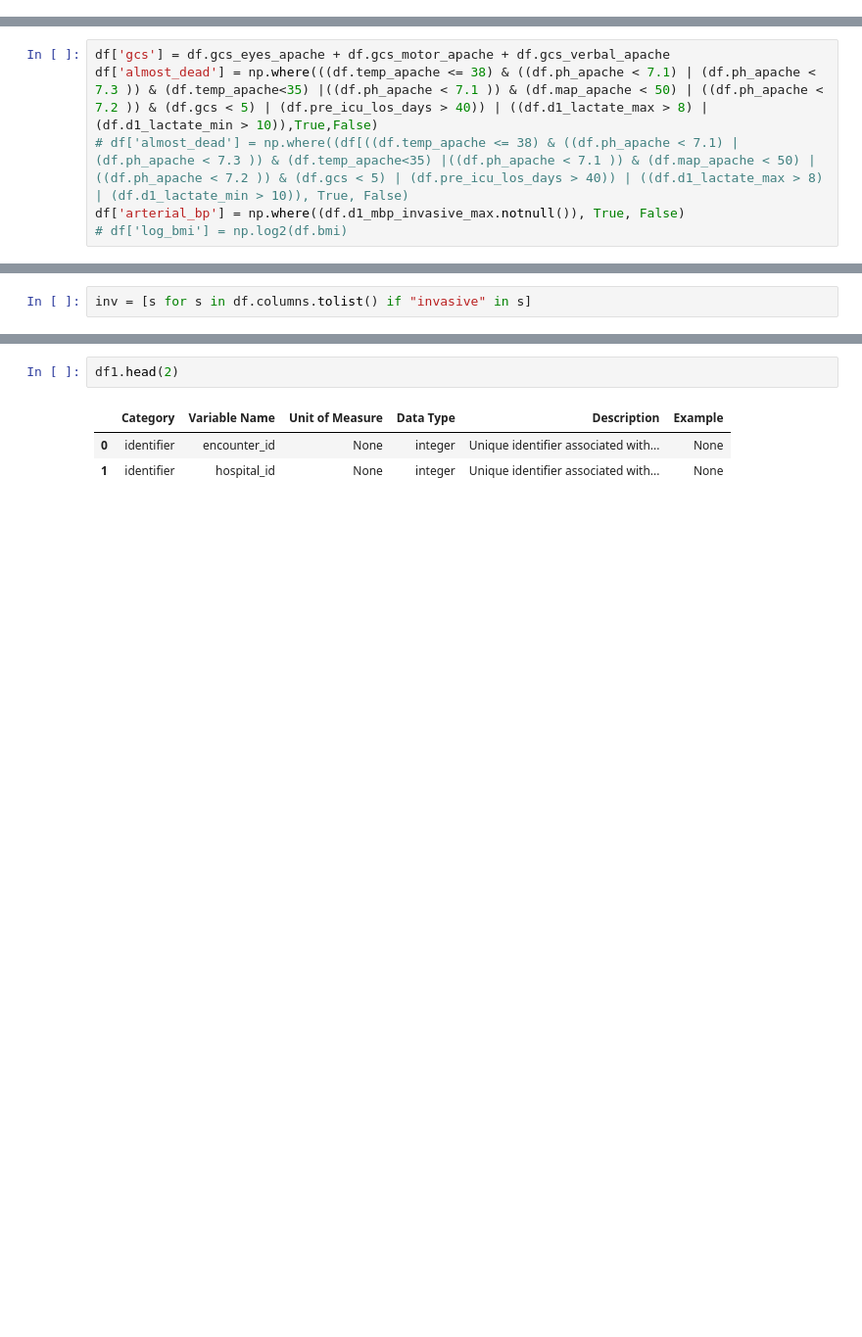
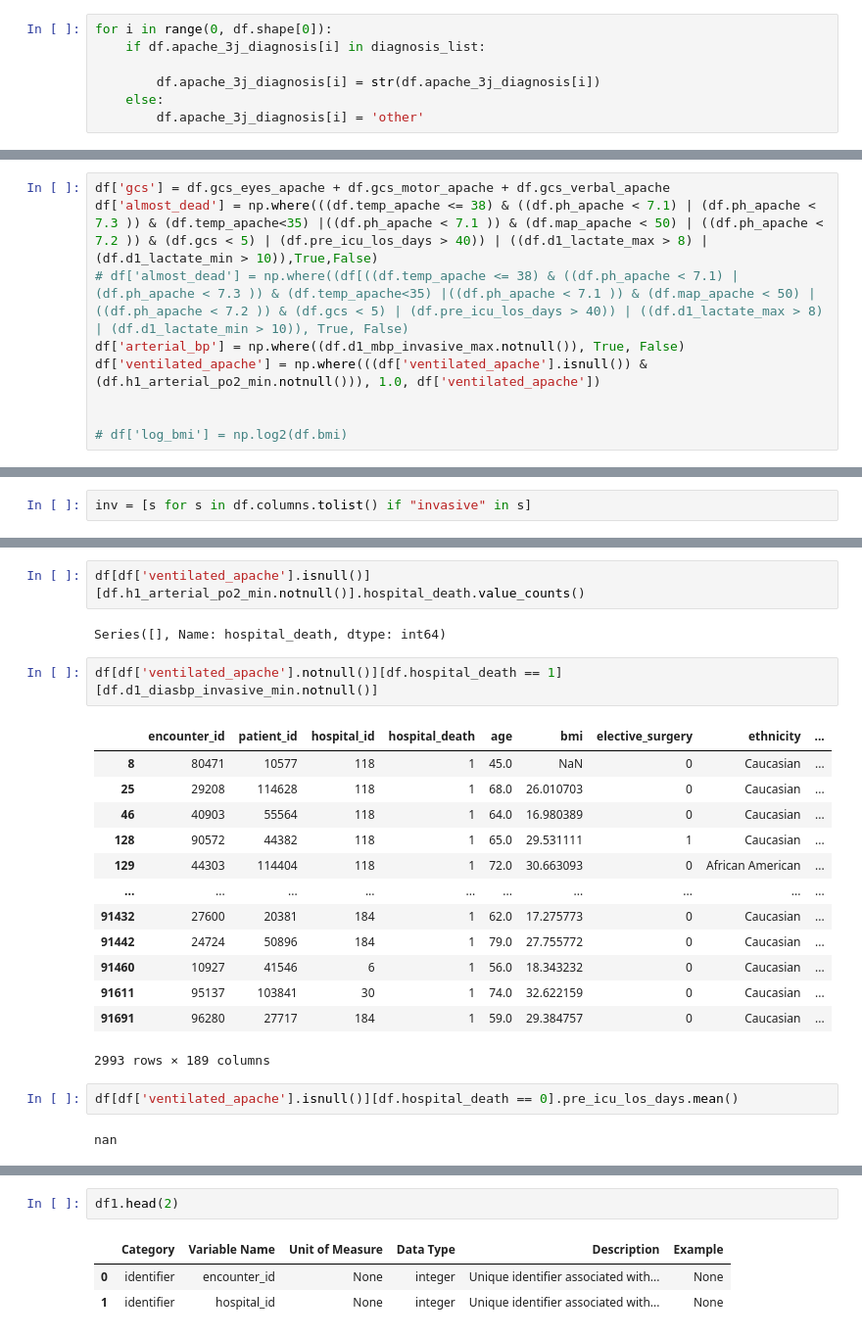
Before and after one commit to curie-capstone/predicting-patient-outcomes, a Jupyter notebook: ravinder/modeling_ravinder.ipynb, the cells around one changed output, grey strips where cells are left out. Shown at 98% size. Saved outputs shown, nothing was run; the diff lists cells and outputs as text; blank space fills up the shorter version.

```diff
--- a/ravinder/modeling_ravinder.ipynb
+++ b/ravinder/modeling_ravinder.ipynb
@@ -60,0 +163,7 @@ df.head(2)
+# %%
+for i in range(0, df.shape[0]):
+    if df.apache_3j_diagnosis[i] in diagnosis_list:
+
+        df.apache_3j_diagnosis[i] = str(df.apache_3j_diagnosis[i])
+    else:
+        df.apache_3j_diagnosis[i] = 'other'
@@ -63,4 +197,7 @@ df['gcs'] = df.gcs_eyes_apache + df.gcs_motor_apache + df.gcs_verbal_apache
 df['almost_dead'] = np.where(((df.temp_apache <= 38) & ((df.ph_apache < 7.1) | (df.ph_apache < 7.3 )) & (df.temp_apache<35) |((df.ph_apache < 7.1 )) & (df.map_apache < 50) | ((df.ph_apache < 7.2 )) & (df.gcs < 5) | (df.pre_icu_los_days > 40)) | ((df.d1_lactate_max > 8) | (df.d1_lactate_min > 10)),True,False)
 # df['almost_dead'] = np.where((df[((df.temp_apache <= 38) & ((df.ph_apache < 7.1) | (df.ph_apache < 7.3 )) & (df.temp_apache<35) |((df.ph_apache < 7.1 )) & (df.map_apache < 50) | ((df.ph_apache < 7.2 )) & (df.gcs < 5) | (df.pre_icu_los_days > 40)) | ((df.d1_lactate_max > 8) | (df.d1_lactate_min > 10)), True, False)
 df['arterial_bp'] = np.where((df.d1_mbp_invasive_max.notnull()), True, False)
+df['ventilated_apache'] = np.where(((df['ventilated_apache'].isnull()) & (df.h1_arterial_po2_min.notnull())), 1.0, df['ventilated_apache'])
+
+
 # df['log_bmi'] = np.log2(df.bmi)
@@ -109,3 +275,27 @@ df[df['ventilated_apache'].isnull()]
+# %%
+df[df['ventilated_apache'].isnull()][df.h1_arterial_po2_min.notnull()].hospital_death.value_counts()
+# %% [output]
+Series([], Name: hospital_death, dtype: int64)
+# %%
+df[df['ventilated_apache'].notnull()][df.hospital_death == 1][df.d1_diasbp_invasive_min.notnull()]
+# %% [output]
+|  | encounter_id | patient_id | hospital_id | hospital_death | age | bmi | elective_surgery | ethnicity | ... |
+| 8 | 80471 | 10577 | 118 | 1 | 45.0 | NaN | 0 | Caucasian | ... |
+| 25 | 29208 | 114628 | 118 | 1 | 68.0 | 26.010703 | 0 | Caucasian | ... |
+| 46 | 40903 | 55564 | 118 | 1 | 64.0 | 16.980389 | 0 | Caucasian | ... |
+| 128 | 90572 | 44382 | 118 | 1 | 65.0 | 29.531111 | 1 | Caucasian | ... |
+| 129 | 44303 | 114404 | 118 | 1 | 72.0 | 30.663093 | 0 | African American | ... |
+| ... | ... | ... | ... | ... | ... | ... | ... | ... | ... |
+| 91432 | 27600 | 20381 | 184 | 1 | 62.0 | 17.275773 | 0 | Caucasian | ... |
+| 91442 | 24724 | 50896 | 184 | 1 | 79.0 | 27.755772 | 0 | Caucasian | ... |
+| 91460 | 10927 | 41546 | 6 | 1 | 56.0 | 18.343232 | 0 | Caucasian | ... |
+| 91611 | 95137 | 103841 | 30 | 1 | 74.0 | 32.622159 | 0 | Caucasian | ... |
+| 91691 | 96280 | 27717 | 184 | 1 | 59.0 | 29.384757 | 0 | Caucasian | ... |
+2993 rows × 189 columns
+# %%
+df[df['ventilated_apache'].isnull()][df.hospital_death == 0].pre_icu_los_days.mean()
+# %% [output]
+nan
 # %%
 for i in inv:
     print(i)
```
Also changed, not shown: parts of 50 cells of this notebook.
